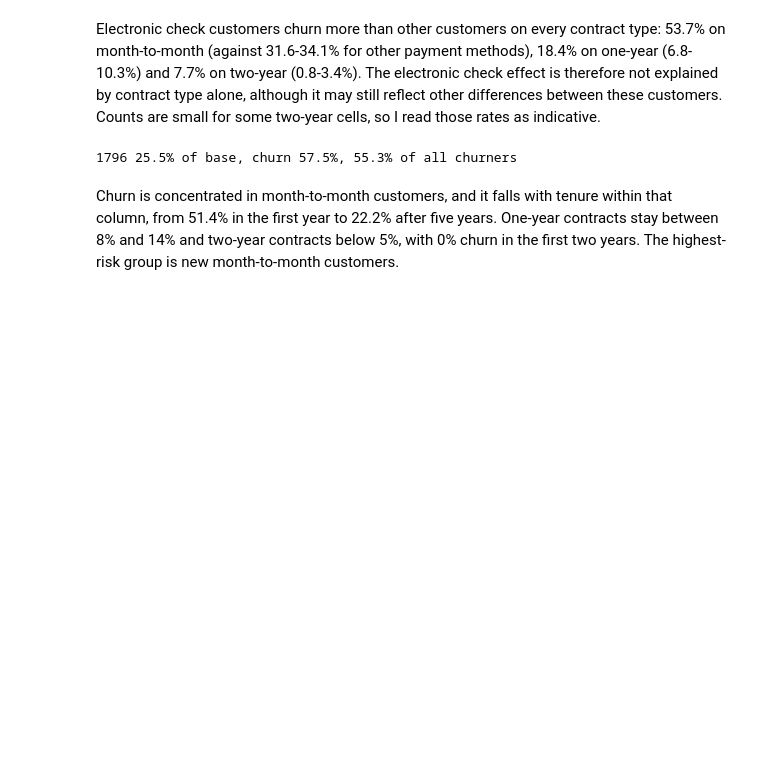
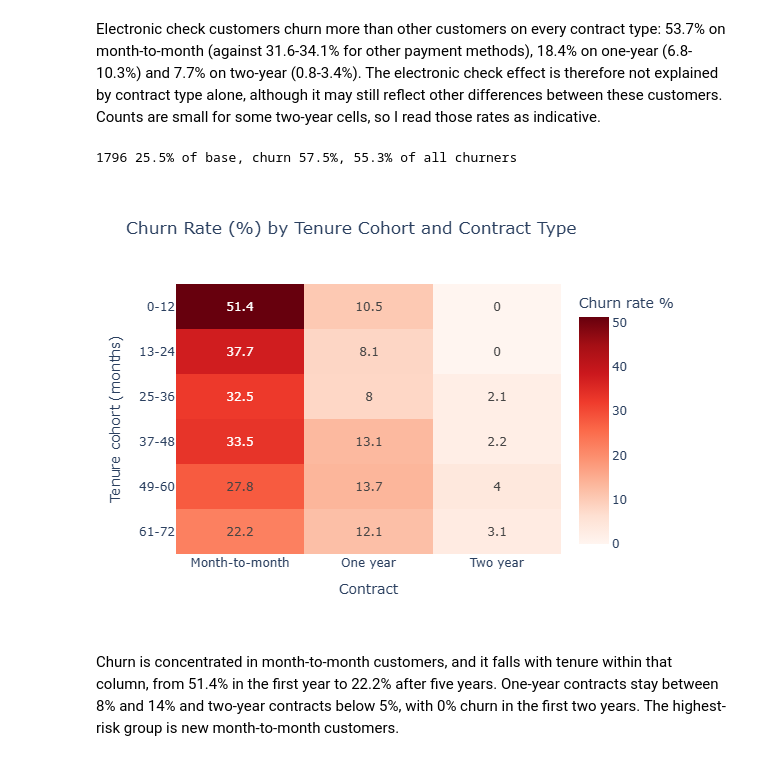
Before and after one commit to LilitBabakhanyan/Datheon_Data_Analytics_and_Power_BI_Internship, a Jupyter notebook: 03_Customer_Churn_Analysis/churn_analysis.ipynb, the cells around one changed output. Saved outputs shown, nothing was run; the diff lists cells and outputs as text; code cells hidden in the pictures; blank space fills up the shorter version.

```diff
--- a/03_Customer_Churn_Analysis/churn_analysis.ipynb
+++ b/03_Customer_Churn_Analysis/churn_analysis.ipynb
@@ -383,6 +398,11 @@ fig1 = px.imshow(
 )
 fig1.update_layout(xaxis_title="Contract", yaxis_title="Tenure cohort (months)")
 fig1.show()
+# %%
+from IPython.display import Image, display
+display(Image("images/heatmap_tenure_contract.png"))
+# %% [output]
+[figure, added]
 # %% [markdown]
 Churn is concentrated in month-to-month customers, and it falls with tenure within that column, from 51.4% in the first year to 22.2% after five years. One-year contracts stay between 8% and 14% and two-year contracts below 5%, with 0% churn in the first two years. The highest-risk group is new month-to-month customers.
 # %%
```
Also changed, not shown: parts of 3 cells of this notebook, 2 other files.
